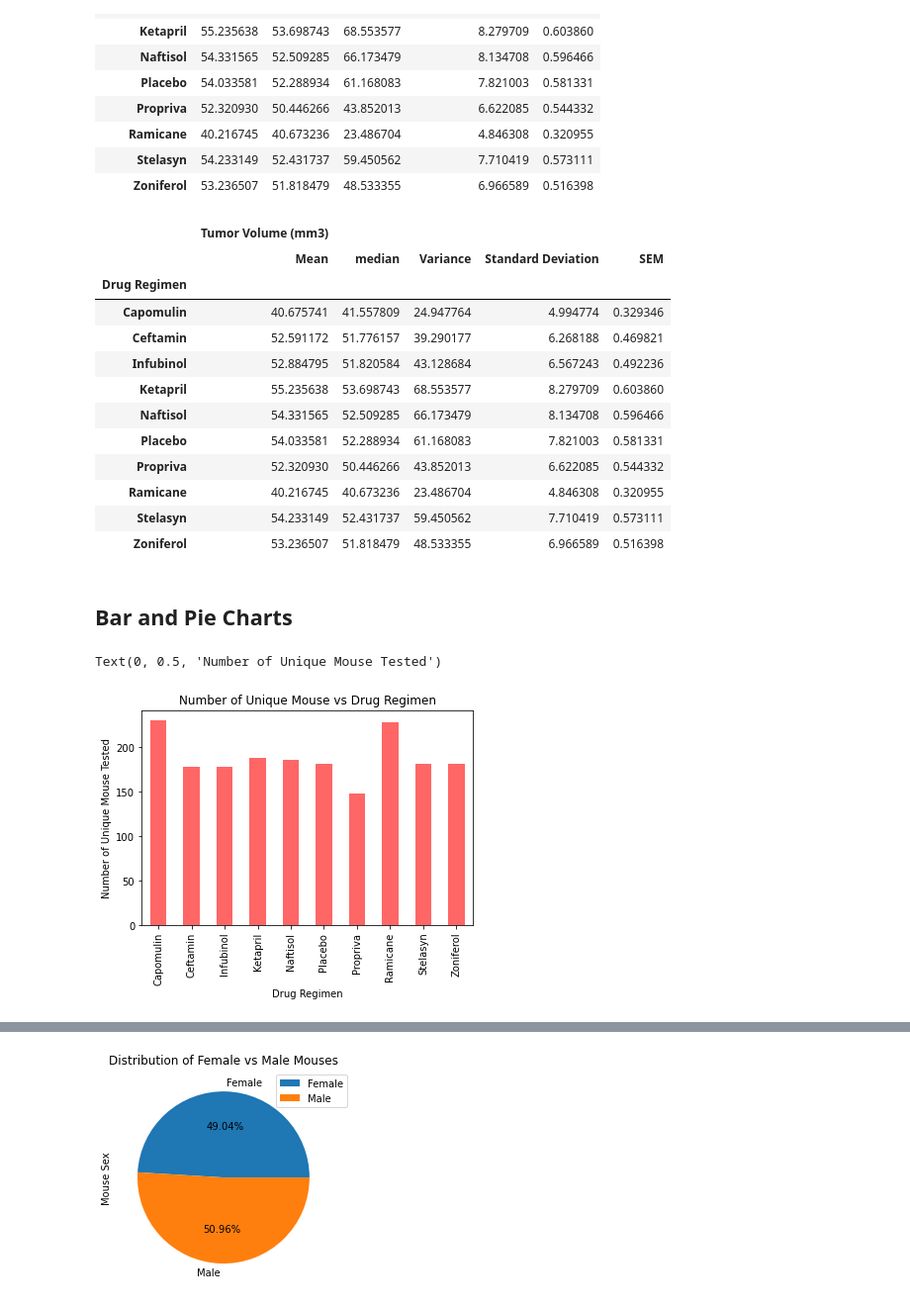
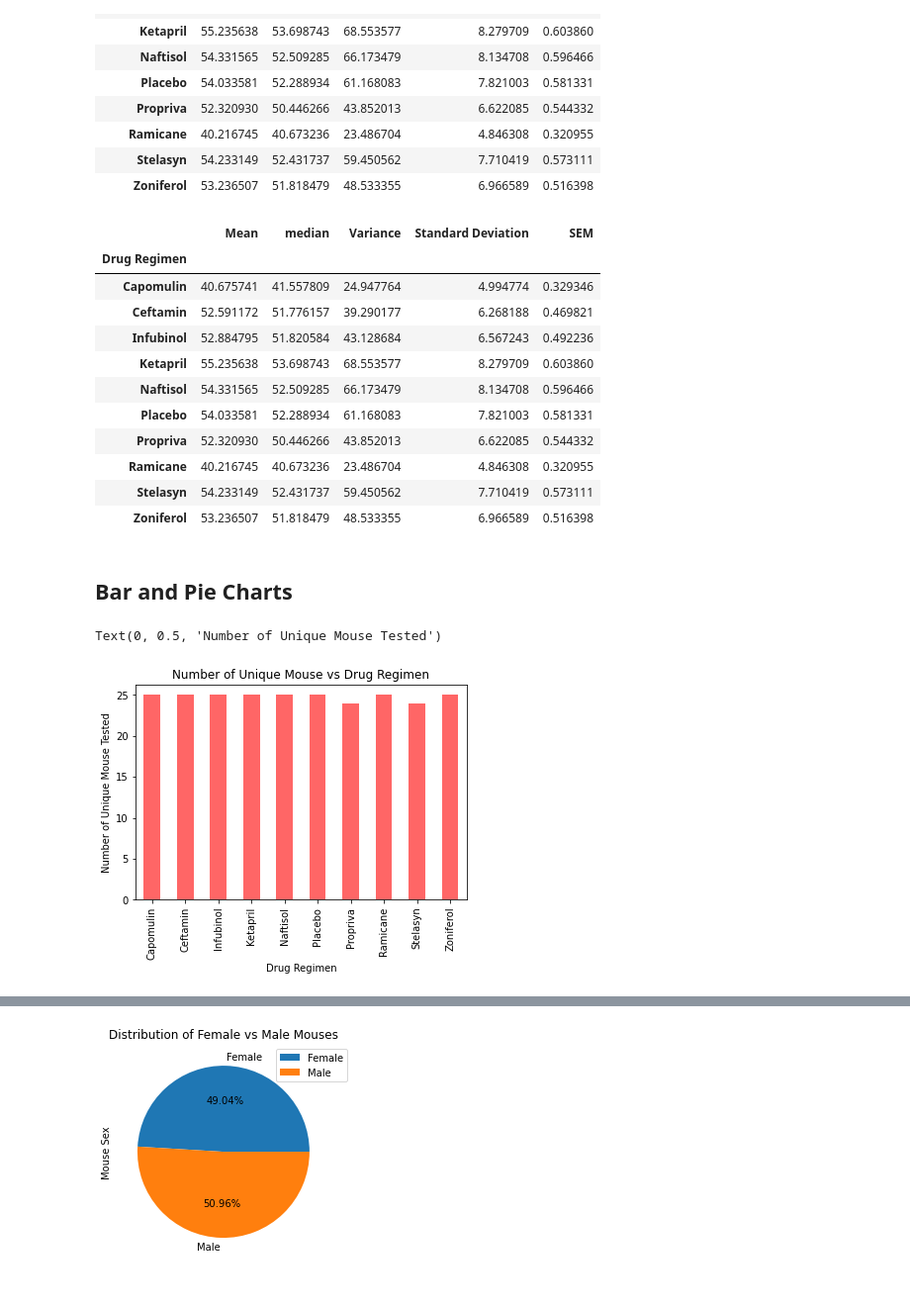
Before and after one commit to kk-deng/Pymaceuticals-Matplotlib, a Jupyter notebook: pymaceuticals_starter.ipynb, the cells around one changed output, grey strips where cells are left out. Shown at 99% size. Cells and saved outputs as stored; diff of their text form; code cells hidden in the pictures.

```diff
--- a/pymaceuticals_starter.ipynb
+++ b/pymaceuticals_starter.ipynb
@@ -128,8 +147,8 @@ regimen_summary
 # %%
 # Generate a summary statistics table of mean, median, variance, standard deviation, and SEM of the tumor volume for each regimen
 
-# Create a dictionary with all required statistical properties
-agg_dict = {"Tumor Volume (mm3)": ['mean', 'median', 'var', 'std', 'sem']}
+# Create a list with all required statistical properties
+agg_list = ['mean', 'median', 'var', 'std', 'sem']
 
 # Prepare for columns rename
 rename_columns={
@@ -140,11 +159,10 @@ rename_columns={
     "sem": "SEM"}
 
 # Using the aggregation method, produce the same summary statistics in a single line
-grouped_mouse_2 = cleaned_df.groupby("Drug Regimen").agg(agg_dict).rename(columns = rename_columns)
+grouped_mouse_2 = cleaned_df.groupby("Drug Regimen")["Tumor Volume (mm3)"].agg(agg_list).rename(columns = rename_columns)
 
 grouped_mouse_2
 # %% [output]
-|  | Tumor Volume (mm3) |  |  |  |  |
 |  | Mean | median | Variance | Standard Deviation | SEM |
 | Drug Regimen |  |  |  |  |  |
 | Capomulin | 40.675741 | 41.557809 | 24.947764 | 4.994774 | 0.329346 |
@@ -162,12 +180,12 @@ grouped_mouse_2
 # %%
 # Generate a bar plot showing the total number of unique mice tested on each drug regimen using pandas.
 
-grouped_mouse_id = cleaned_df.groupby("Drug Regimen")["Mouse ID"].count()
+grouped_mouse_id = cleaned_df.groupby("Drug Regimen")["Mouse ID"].nunique()
 mouse_bar = grouped_mouse_id.plot(kind = "bar", facecolor = "red", alpha = 0.6)
 mouse_bar.set_title("Number of Unique Mouse vs Drug Regimen")
 mouse_bar.set_ylabel("Number of Unique Mouse Tested")
 # %% [output]
 Text(0, 0.5, 'Number of Unique Mouse Tested')
-[figure, old version]
+[figure, new version]
 # %%
 # Generate a bar plot showing the total number of unique mice tested on each drug regimen using pyplot.
```
Also changed, not shown: parts of 12 cells of this notebook, 1 other file.
